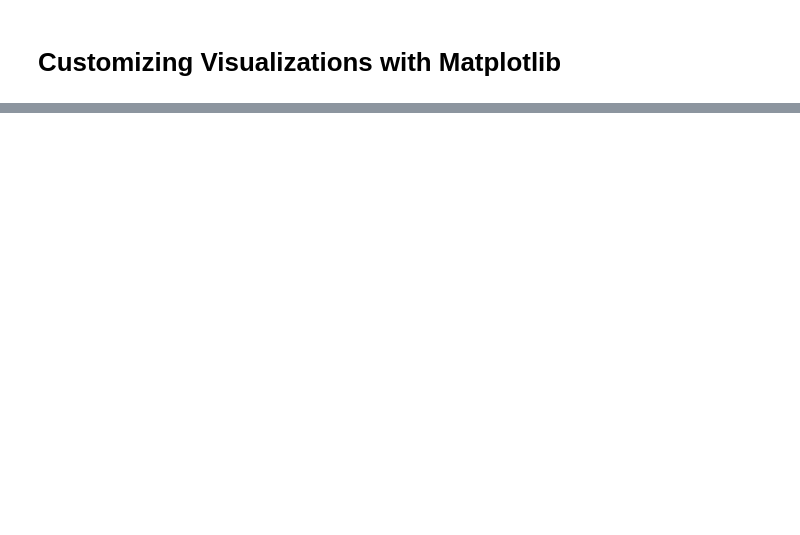
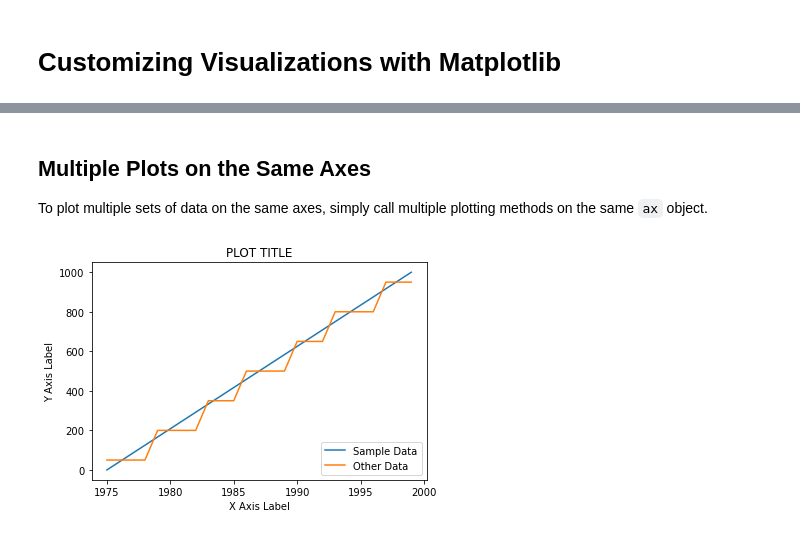
Before and after one commit to learn-co-curriculum/dsc-more-practice-with-matplotlib, a Jupyter notebook: index.ipynb, the cells around one changed output, grey strips where cells are left out. Saved outputs shown, nothing was run; the diff lists cells and outputs as text; code cells hidden in the pictures; blank space fills up the shorter version.

```diff
--- a/index.ipynb
+++ b/index.ipynb
@@ -307,0 +103,27 @@ This lesson provided you with some more experience with plotting in `matplotlib`
+# %% [markdown]
+## Multiple Plots on the Same Axes
+
+To plot multiple sets of data on the same axes, simply call multiple plotting methods on the same `ax` object.
+# %%
+# Create more fake data
+other_data = data - (data % 150) + 50
+
+# Create the plot
+fig, ax = plt.subplots()
+
+# Plot both sets of data
+ax.plot(years, data)
+ax.plot(years, other_data)
+
+# Add labels for x and y axes
+ax.set_xlabel('X Axis Label')
+ax.set_ylabel('Y Axis Label')
+
+# Add a title for the plot
+ax.set_title('PLOT TITLE')
+
+# Add a legend to the plot with legend() in lower right corner
+# Note there are 2 strings in the legend now
+ax.legend(["Sample Data", "Other Data"], loc=4);
+# %% [output]
+[figure, added]
```
Also changed, not shown: parts of 69 cells of this notebook.
